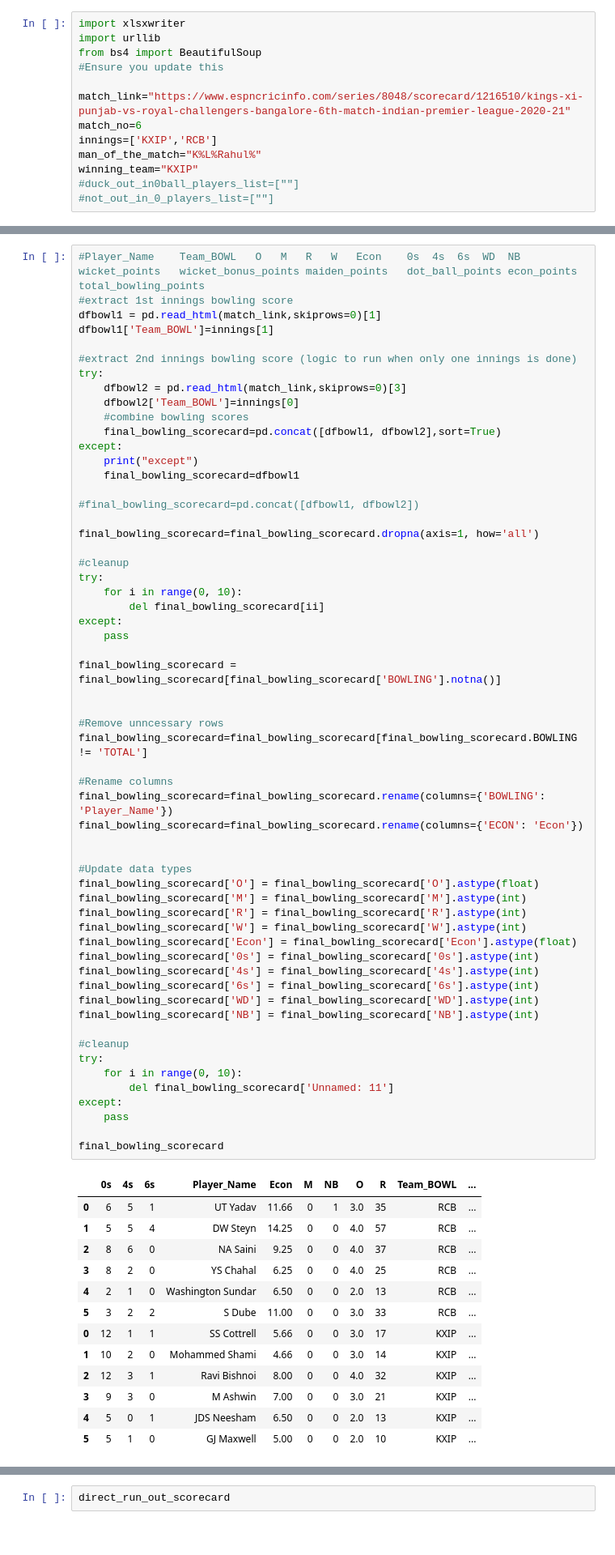
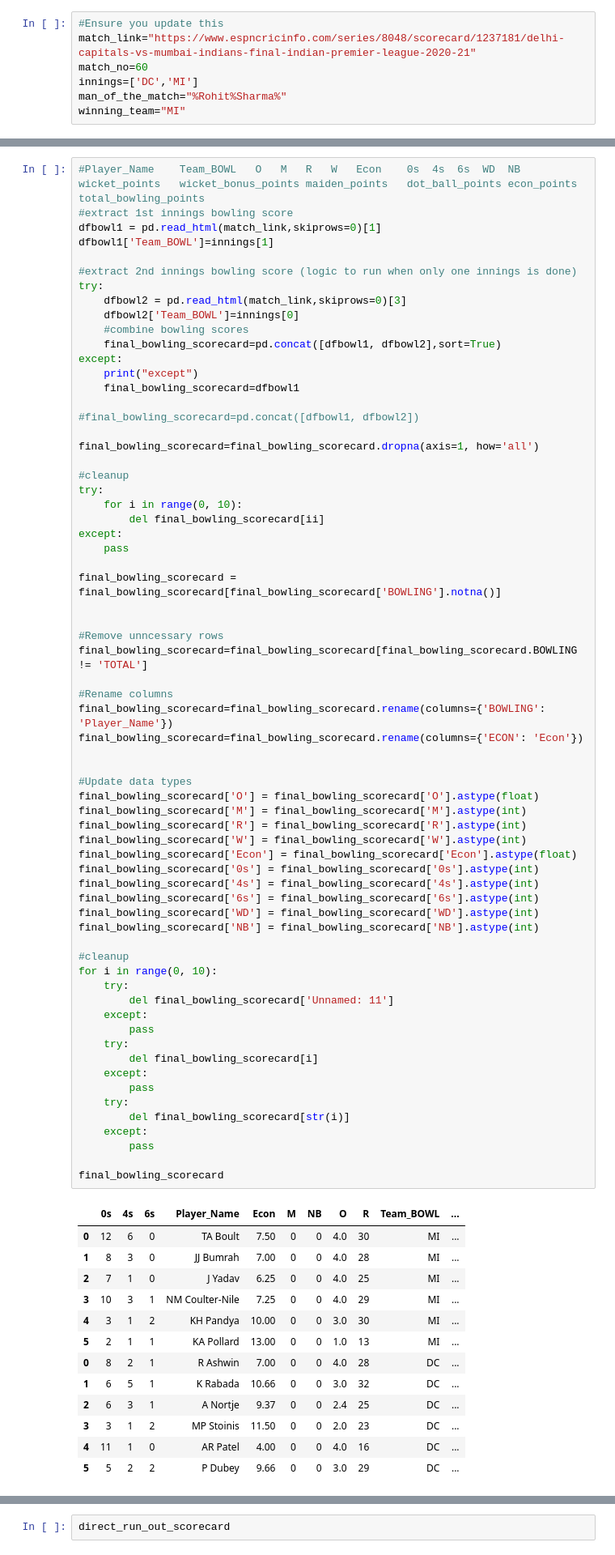
Before and after one commit to deepaksenthilkumar/cricinfo, a Jupyter notebook: Cricinfo-2020-IPLFL.ipynb, the cells around one changed output, grey strips where cells are left out. Shown at 81% size. Saved outputs shown, nothing was run; the diff lists cells and outputs as text.

```diff
--- a/Cricinfo-2020-IPLFL.ipynb
+++ b/Cricinfo-2020-IPLFL.ipynb
@@ -1,13 +1,7 @@
 # %%
-import xlsxwriter
-import urllib
-from bs4 import BeautifulSoup
 #Ensure you update this
-
-match_link="https://www.espncricinfo.com/series/8048/scorecard/1216510/kings-xi-punjab-vs-royal-challengers-bangalore-6th-match-indian-premier-league-2020-21"
-match_no=6
-innings=['KXIP','RCB']
-man_of_the_match="K%L%Rahul%"
-winning_team="KXIP"
-#duck_out_in0ball_players_list=[""]
-#not_out_in_0_players_list=[""]
+match_link="https://www.espncricinfo.com/series/8048/scorecard/1237181/delhi-capitals-vs-mumbai-indians-final-indian-premier-league-2020-21"
+match_no=60
+innings=['DC','MI']
+man_of_the_match="%Rohit%Sharma%"
+winning_team="MI"
@@ -203,49 +188,57 @@ except:
 
 final_bowling_scorecard = final_bowling_scorecard[final_bowling_scorecard['BOWLING'].notna()]
 
 
 #Remove unncessary rows
 final_bowling_scorecard=final_bowling_scorecard[final_bowling_scorecard.BOWLING != 'TOTAL']
 
 #Rename columns
 final_bowling_scorecard=final_bowling_scorecard.rename(columns={'BOWLING': 'Player_Name'})
 final_bowling_scorecard=final_bowling_scorecard.rename(columns={'ECON': 'Econ'})
 
 
 #Update data types
 final_bowling_scorecard['O'] = final_bowling_scorecard['O'].astype(float)
 final_bowling_scorecard['M'] = final_bowling_scorecard['M'].astype(int)
 final_bowling_scorecard['R'] = final_bowling_scorecard['R'].astype(int)
 final_bowling_scorecard['W'] = final_bowling_scorecard['W'].astype(int)
 final_bowling_scorecard['Econ'] = final_bowling_scorecard['Econ'].astype(float)
 final_bowling_scorecard['0s'] = final_bowling_scorecard['0s'].astype(int)
 final_bowling_scorecard['4s'] = final_bowling_scorecard['4s'].astype(int)
 final_bowling_scorecard['6s'] = final_bowling_scorecard['6s'].astype(int)
 final_bowling_scorecard['WD'] = final_bowling_scorecard['WD'].astype(int)
 final_bowling_scorecard['NB'] = final_bowling_scorecard['NB'].astype(int)
 
 #cleanup
-try:
-    for i in range(0, 10):
+for i in range(0, 10):
+    try:
         del final_bowling_scorecard['Unnamed: 11']
-except:
-    pass
+    except:
+        pass
+    try:
+        del final_bowling_scorecard[i]
+    except:
+        pass
+    try:
+        del final_bowling_scorecard[str(i)]
+    except:
+        pass
 
 final_bowling_scorecard
 # %% [output]
 |  | 0s | 4s | 6s | Player_Name | Econ | M | NB | O | R | Team_BOWL | ... |
-| 0 | 6 | 5 | 1 | UT Yadav | 11.66 | 0 | 1 | 3.0 | 35 | RCB | ... |
-| 1 | 5 | 5 | 4 | DW Steyn | 14.25 | 0 | 0 | 4.0 | 57 | RCB | ... |
-| 2 | 8 | 6 | 0 | NA Saini | 9.25 | 0 | 0 | 4.0 | 37 | RCB | ... |
-| 3 | 8 | 2 | 0 | YS Chahal | 6.25 | 0 | 0 | 4.0 | 25 | RCB | ... |
-| 4 | 2 | 1 | 0 | Washington Sundar | 6.50 | 0 | 0 | 2.0 | 13 | RCB | ... |
-| 5 | 3 | 2 | 2 | S Dube | 11.00 | 0 | 0 | 3.0 | 33 | RCB | ... |
-| 0 | 12 | 1 | 1 | SS Cottrell | 5.66 | 0 | 0 | 3.0 | 17 | KXIP | ... |
-| 1 | 10 | 2 | 0 | Mohammed Shami | 4.66 | 0 | 0 | 3.0 | 14 | KXIP | ... |
-| 2 | 12 | 3 | 1 | Ravi Bishnoi | 8.00 | 0 | 0 | 4.0 | 32 | KXIP | ... |
-| 3 | 9 | 3 | 0 | M Ashwin | 7.00 | 0 | 0 | 3.0 | 21 | KXIP | ... |
-| 4 | 5 | 0 | 1 | JDS Neesham | 6.50 | 0 | 0 | 2.0 | 13 | KXIP | ... |
-| 5 | 5 | 1 | 0 | GJ Maxwell | 5.00 | 0 | 0 | 2.0 | 10 | KXIP | ... |
+| 0 | 12 | 6 | 0 | TA Boult | 7.50 | 0 | 0 | 4.0 | 30 | MI | ... |
+| 1 | 8 | 3 | 0 | JJ Bumrah | 7.00 | 0 | 0 | 4.0 | 28 | MI | ... |
+| 2 | 7 | 1 | 0 | J Yadav | 6.25 | 0 | 0 | 4.0 | 25 | MI | ... |
+| 3 | 10 | 3 | 1 | NM Coulter-Nile | 7.25 | 0 | 0 | 4.0 | 29 | MI | ... |
+| 4 | 3 | 1 | 2 | KH Pandya | 10.00 | 0 | 0 | 3.0 | 30 | MI | ... |
+| 5 | 2 | 1 | 1 | KA Pollard | 13.00 | 0 | 0 | 1.0 | 13 | MI | ... |
+| 0 | 8 | 2 | 1 | R Ashwin | 7.00 | 0 | 0 | 4.0 | 28 | DC | ... |
+| 1 | 6 | 5 | 1 | K Rabada | 10.66 | 0 | 0 | 3.0 | 32 | DC | ... |
+| 2 | 6 | 3 | 1 | A Nortje | 9.37 | 0 | 0 | 2.4 | 25 | DC | ... |
+| 3 | 3 | 1 | 2 | MP Stoinis | 11.50 | 0 | 0 | 2.0 | 23 | DC | ... |
+| 4 | 11 | 1 | 0 | AR Patel | 4.00 | 0 | 0 | 4.0 | 16 | DC | ... |
+| 5 | 5 | 2 | 2 | P Dubey | 9.66 | 0 | 0 | 3.0 | 29 | DC | ... |
 # %%
 final_bowling_scorecard['wicket_points']=final_bowling_scorecard['W']*25
 final_bowling_scorecard['wicket_bonus_points']=0
```
Also changed, not shown: parts of 16 cells of this notebook.
